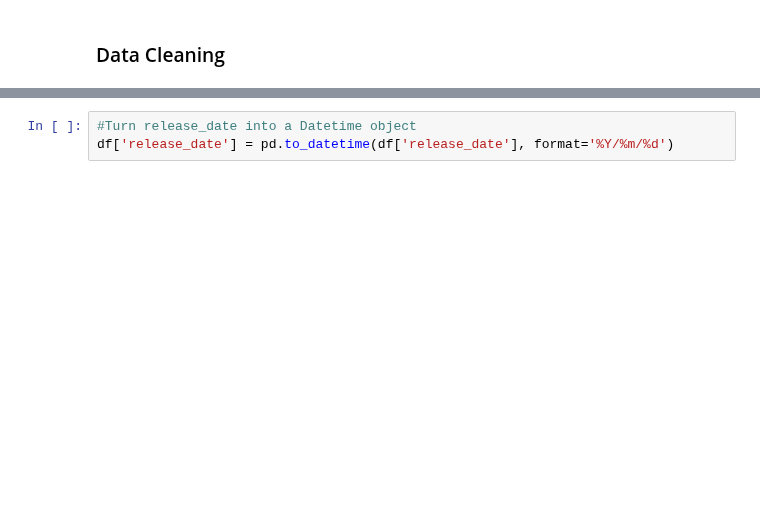
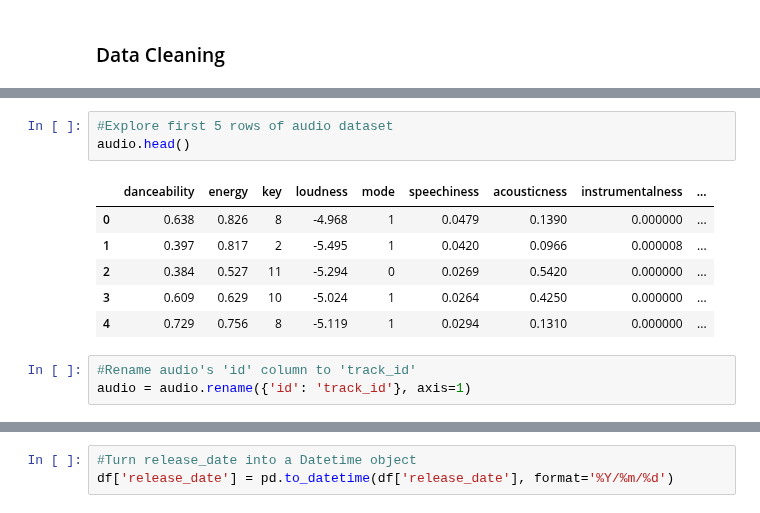
Before and after one commit to adinas94/Spotify_Recommendation_System, a Jupyter notebook: EDA.ipynb, the cells around one changed output, grey strips where cells are left out. Saved outputs shown, nothing was run; the diff lists cells and outputs as text; blank space fills up the shorter version.

```diff
--- a/EDA.ipynb
+++ b/EDA.ipynb
@@ -19,0 +22,13 @@ df.head()
+# %%
+#Explore first 5 rows of audio dataset
+audio.head()
+# %% [output]
+|  | danceability | energy | key | loudness | mode | speechiness | acousticness | instrumentalness | ... |
+| 0 | 0.638 | 0.826 | 8 | -4.968 | 1 | 0.0479 | 0.1390 | 0.000000 | ... |
+| 1 | 0.397 | 0.817 | 2 | -5.495 | 1 | 0.0420 | 0.0966 | 0.000008 | ... |
+| 2 | 0.384 | 0.527 | 11 | -5.294 | 0 | 0.0269 | 0.5420 | 0.000000 | ... |
+| 3 | 0.609 | 0.629 | 10 | -5.024 | 1 | 0.0264 | 0.4250 | 0.000000 | ... |
+| 4 | 0.729 | 0.756 | 8 | -5.119 | 1 | 0.0294 | 0.1310 | 0.000000 | ... |
+# %%
+#Rename audio's 'id' column to 'track_id'
+audio = audio.rename({'id': 'track_id'}, axis=1)
```
Also changed, not shown: parts of 20 cells of this notebook, 1 other file.
